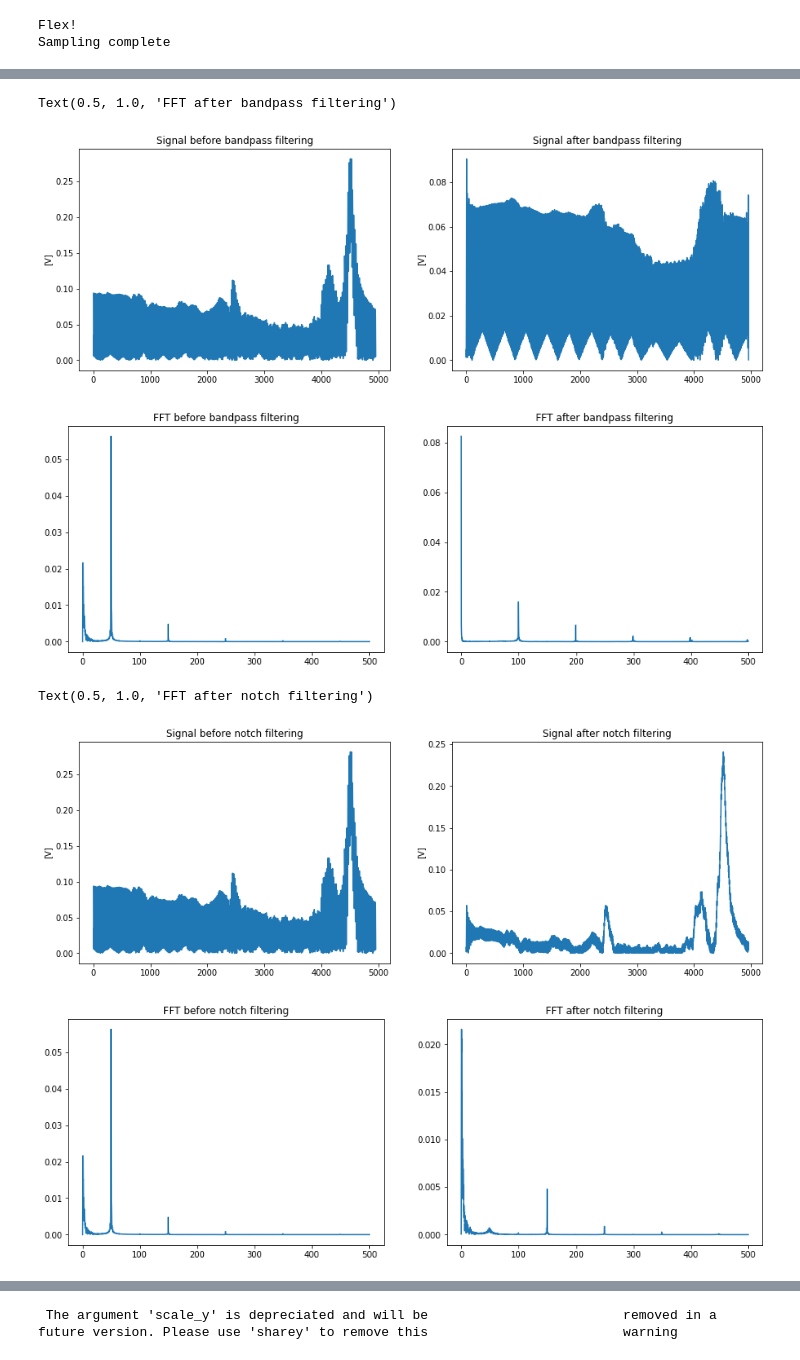
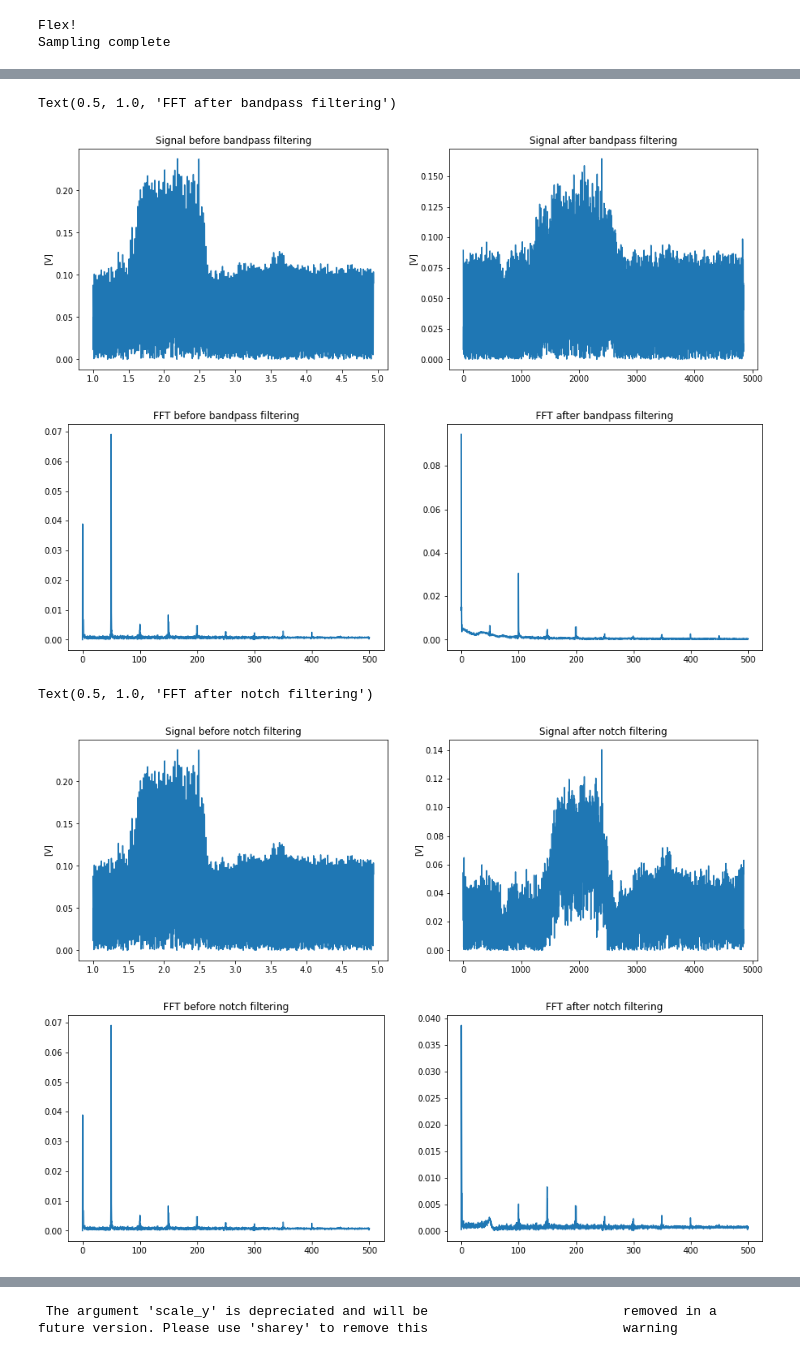
Before and after one commit to kstray/master-thesis-implementation, a Jupyter notebook: emg_processing.ipynb, the cells around one changed output, grey strips where cells are left out. Saved outputs shown, nothing was run; the diff lists cells and outputs as text; code cells hidden in the pictures.

```diff
--- a/emg_processing.ipynb
+++ b/emg_processing.ipynb
@@ -10,7 +10,7 @@ import keyboard
 # %%
 SERIAL_PORT_PATH = "/dev/cu.usbmodem143301"
 SAMPLES_PER_SECOND = ads1299.HIGH_RES_1k_SPS
-GAIN = ads1299.GAIN_4X
+GAIN = ads1299.GAIN_1X
 CHANNELS = 8
 # %%
 # Configure ADS1299
@@ -40,10 +56,12 @@ SerialException: [Errno 2] could not open port /dev/cu.usbmodem143301: [Errno 2]
 # %%
 # Read data continuously for 5 seconds
+hackeeg.messagepack_mode()
 hackeeg.blink_board_led()
 hackeeg.start()
 hackeeg.rdatac()
 
 print("Flex!")
+
 
 samples = []
 timestamp_contraction = []
@@ -52,8 +70,8 @@ while time.time() < t_end:
     result = hackeeg.read_rdatac_response()
     if result:
         samples.append(result)
-        if keyboard.is_pressed('space'):
-            timestamp_contraction.append(result.get('timestamp'))
+        # if keyboard.is_pressed('space'):
+            # timestamp_contraction.append(result.get('timestamp'))
     else:
         print("no data to decode")
         print(f"result: {result}")
@@ -111,0 +114,11 @@ timestamps = data[0]
+# %%
+import pandas as pd
+
+df = pd.DataFrame(data=channel_data.T).set_index(0)
+df *= 2.5
+df /= 2**23
+df.columns = "channel_" + df.columns.astype(str)
+df.index.name = "timestamp"
+df.index -= min(df.index)
+df.index /= 10**6
+df
@@ -114,13 +148,14 @@ import scipy
 from scipy import fftpack
 sampling_rate = 1000
 
-N = len(analog_voltage[0])
+
 T = 1 / sampling_rate
+
+y = df.channel_8
+y = y - y.mean()
+N = len(y)
 x = np.linspace(0.0, 1.0/(2.0*T), N//2)
-y = analog_voltage[0]
-y = y - y.mean()
-
-y_fft = scipy.fftpack.fft(y)
+y_fft = scipy.fftpack.fft(y.to_numpy())
 
 fig = plt.figure(figsize=(15,5))
 plt.subplot(1, 2, 1)
@@ -162,11 +197,11 @@ y_butter_fft = scipy.fftpack.fft(y_butter)
 
 fig = plt.figure(figsize=(15,5))
 plt.subplot(1, 2, 1)
-plt.plot(abs(y))
+plt.plot(abs(y[1:]))
 plt.title('Signal before bandpass filtering')
 plt.ylabel('[V]')
 plt.subplot(1, 2, 2)
-plt.plot(y_butter)
+plt.plot(y_butter[100:])
 plt.title('Signal after bandpass filtering')
 plt.ylabel('[V]')
 
@@ -179,39 +214,39 @@ plt.plot(x, 2.0/N * np.abs(y_butter_fft[:N//2]))
 plt.title('FFT after bandpass filtering')
 # %% [output]
 Text(0.5, 1.0, 'FFT after bandpass filtering')
-[figure, old version]
+[figure, new version]
-[figure, old version]
+[figure, new version]
 # %%
 # Notch filter
 notch_freq = 50.0     # Frequency to be removed from signal (Hz)
 quality_factor = 10.0
 b_notch, a_notch = scipy.signal.iirnotch(notch_freq, quality_factor, sampling_rate)
 
 freq, h = scipy.signal.freqz(b_notch, a_notch, fs=sampling_rate)
 y_notched = scipy.signal.filtfilt(b_notch, a_notch, y)
 y_notched_fft = scipy.fftpack.fft(y_notched)
 
 fig = plt.figure(figsize=(15,5))
 plt.subplot(1, 2, 1)
-plt.plot(abs(y))
+plt.plot(abs(y[1:]))
 plt.title('Signal before notch filtering')
 plt.ylabel('[V]')
 plt.subplot(1, 2, 2)
-plt.plot(abs(y_notched))
+plt.plot(abs(y_notched[100:]))
 plt.title('Signal after notch filtering')
 plt.ylabel('[V]')
 
 fig = plt.figure(figsize=(15,5))
 plt.subplot(1, 2, 1)
 plt.plot(x, 2.0/N * np.abs(y_fft[:N//2]))
 plt.title('FFT before notch filtering')
 plt.subplot(1, 2, 2)
 plt.plot(x, 2.0/N * np.abs(y_notched_fft[:N//2]))
 plt.title('FFT after notch filtering')
 # %% [output]
 Text(0.5, 1.0, 'FFT after notch filtering')
-[figure, old version]
+[figure, new version]
-[figure, old version]
+[figure, new version]
 # %%
 # Envelope
 low_pass = 10/(sampling_rate/2)
```
Also changed, not shown: parts of 9 cells of this notebook, 1 other file.
